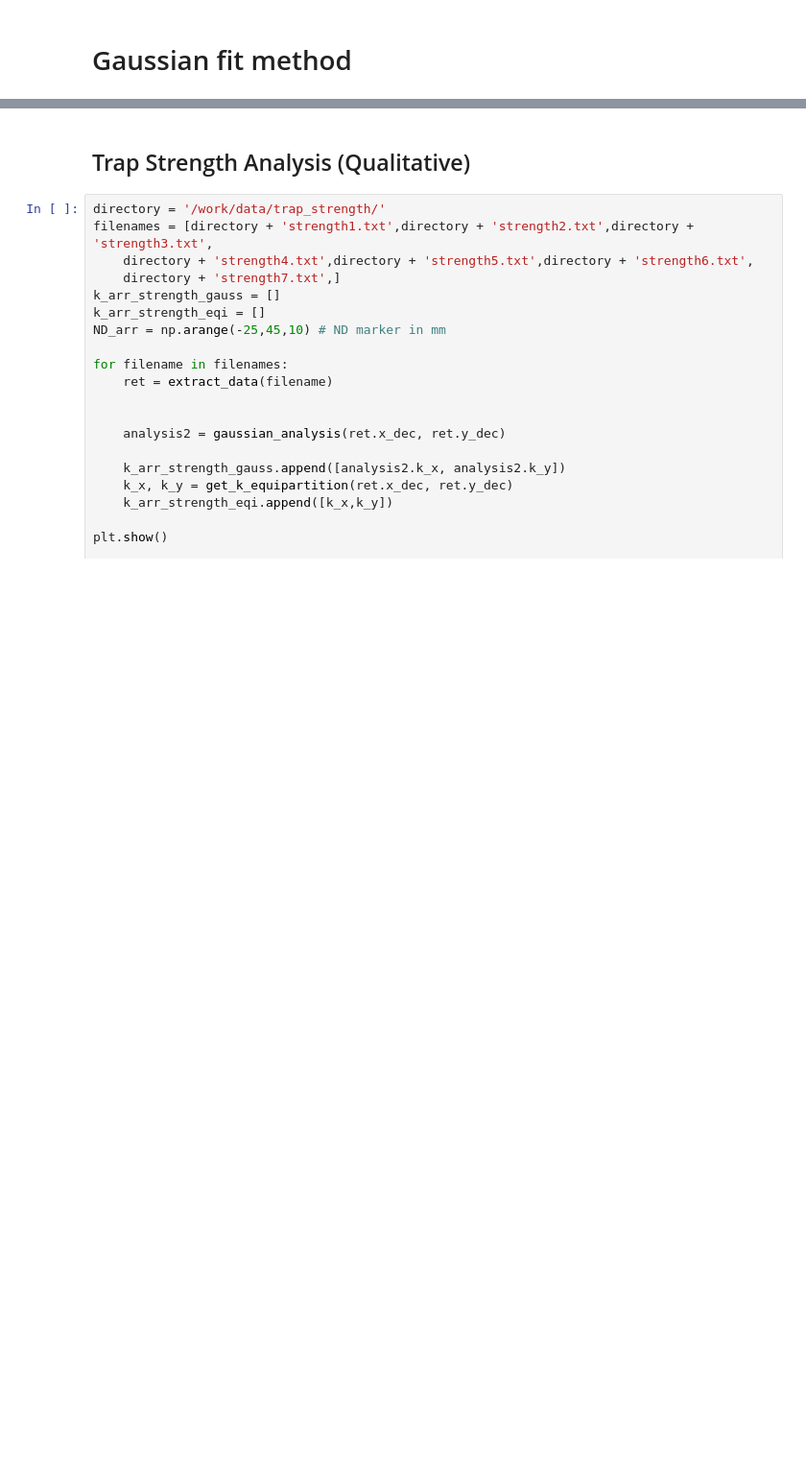
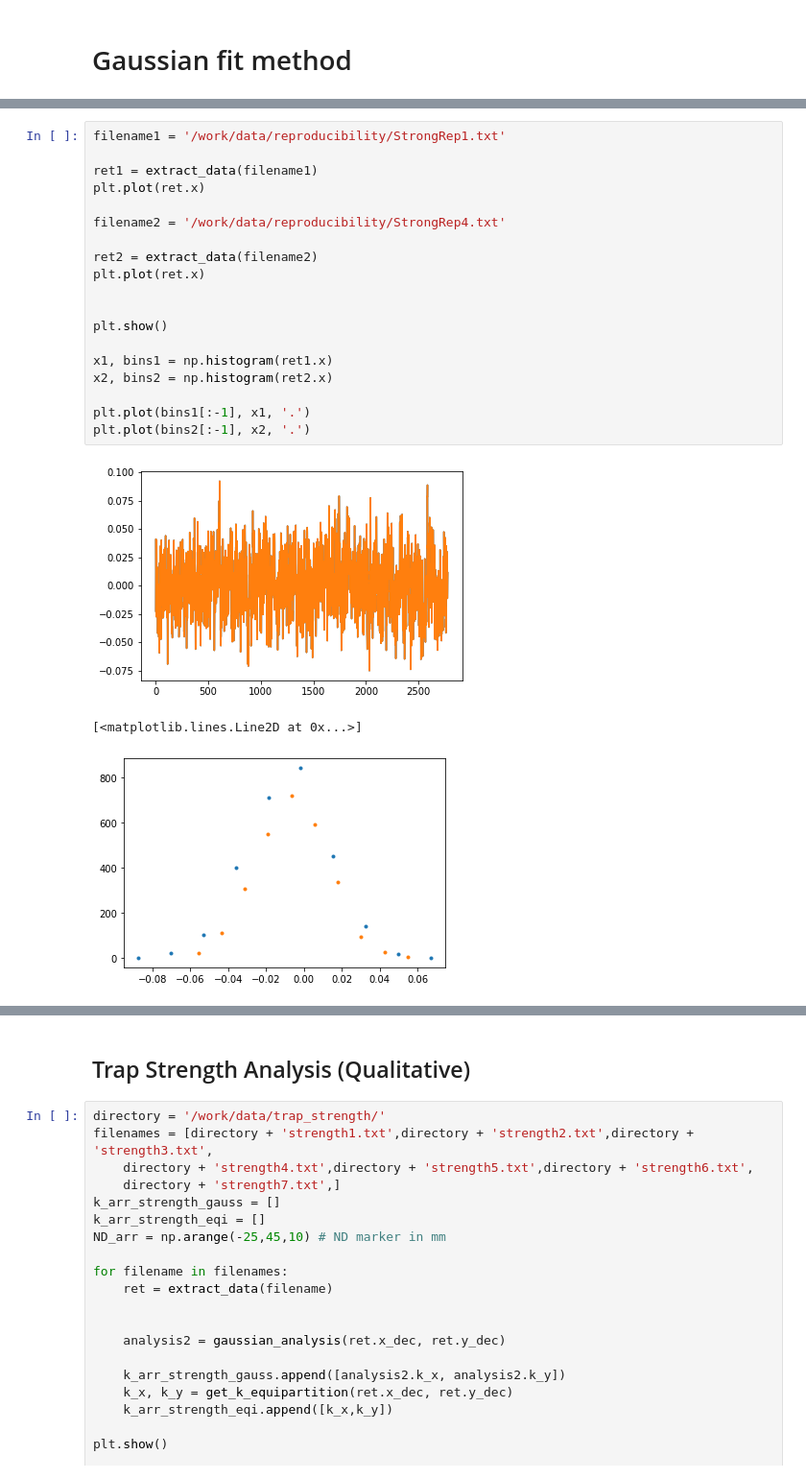
Before and after one commit to Ham0osh/Phys322W-OT, a Jupyter notebook: notebook.ipynb, the cells around one changed output, grey strips where cells are left out. Shown at 96% size. Cells and saved outputs as stored; diff of their text form; blank space fills up the shorter version.

```diff
--- a/notebook.ipynb
+++ b/notebook.ipynb
@@ -294 +303,24 @@ k_y = 0.20774767451526735
+# %%
+filename1 = '/work/data/reproducibility/StrongRep1.txt'
+
+ret1 = extract_data(filename1)
+plt.plot(ret.x)
+
+filename2 = '/work/data/reproducibility/StrongRep4.txt'
+
+ret2 = extract_data(filename2)
+plt.plot(ret.x)
+
+
+plt.show()
+
+x1, bins1 = np.histogram(ret1.x)
+x2, bins2 = np.histogram(ret2.x)
+
+plt.plot(bins1[:-1], x1, '.')
+plt.plot(bins2[:-1], x2, '.')
+# %% [output]
+[figure, added]
+[<matplotlib.lines.Line2D at 0x...>]
+[figure, added]
 # %%
```
Also changed, not shown: parts of 10 cells of this notebook, 26 other files.
